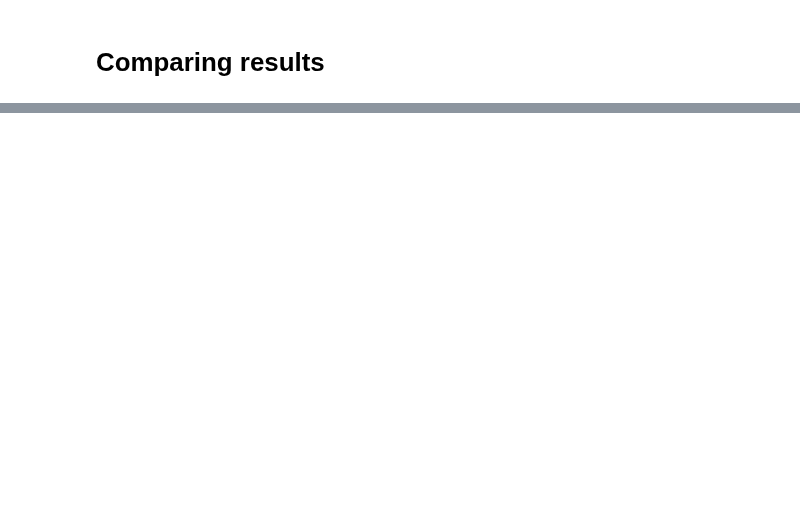
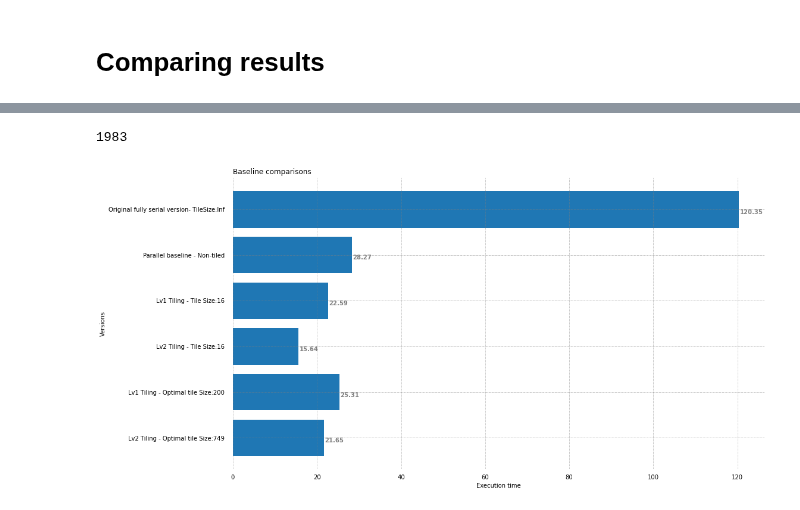
Before and after one commit to mgltorsa/Cetus-Paw-Tiling-Experiments, a Jupyter notebook: tiling/experiments/tileSize/matrix-multiplication/mm-notebook.ipynb, the cells around one changed output, grey strips where cells are left out. Saved outputs shown, nothing was run; the diff lists cells and outputs as text; code cells hidden in the pictures; blank space fills up the shorter version.

```diff
--- a/tiling/experiments/tileSize/matrix-multiplication/mm-notebook.ipynb
+++ b/tiling/experiments/tileSize/matrix-multiplication/mm-notebook.ipynb
@@ -695,2 +661,46 @@ posx and posy should be finite values
+# %%
+version = 'parallel-paw-single-tiled-v2'
+version2 = 'parallel-paw-tiled-v2'
+cores =7
+tileSize=16
+comparing_df_raw = filter_by(df,'matrix-mult', 'speed-up', version, cores, tileSize=tileSize)
+comparing_df, average, std = clean(comparing_df_raw)
+
+comparing_df_raw_sc = filter_by(df,'matrix-mult', 'speed-up',version , cores, tileSize=round(seven_core_ts))
+comparing_df_sc, average, std = clean(comparing_df_raw_sc)
+
+comparing_df_2_raw = filter_by(df,'matrix-mult', 'speed-up', version2, cores, tileSize=tileSize)
+comparing_df_2, average, std = clean(comparing_df_2_raw)
+
+
+comparing_df_raw_sc2 = filter_by(df,'matrix-mult', 'speed-up',version2 , cores, tileSize=round(seven_core_ts_lv2))
+comparing_df_sc2, average, std = clean(comparing_df_raw_sc2)
+
+print(round(single_core_ts_lv2))
+
+parallel_baseline = filter_by(df,'matrix-mult', 'speed-up','parallel-non-tiled', cores, tileSize=0)
+parallel_baseline, average, std = clean(parallel_baseline)
+
+comparing_dataframes = [
+    {'name': "Lv1 Tiling - Tile Size:"+str(tileSize), 'dataframe': comparing_df },
+    {'name': "Lv2 Tiling - Tile Size:"+str(tileSize), 'dataframe': comparing_df_2 },
+    {'name': "Lv1 Tiling - Optimal tile Size:"+str(round(seven_core_ts)), 'dataframe': comparing_df_sc },
+    {'name': "Lv2 Tiling - Optimal tile Size:"+str(round(seven_core_ts_lv2)), 'dataframe': comparing_df_sc2 },
+
+
+
+]
+baseline_data = {
+    'name': 'Original fully serial version'+"- TileSize:Inf",
+    'dataframe': baseline
+}
+parallel_baseline_data = {
+    'name': 'Parallel baseline - Non-tiled',
+    'dataframe': parallel_baseline
+}
+comparing_to_baseline(baseline_data,parallel_baseline_data,comparing_dataframes)
+# %% [output]
+1983
+[figure, added]
 # %%
 baseline_data = {'Original version':get_average(baseline), 'Single core baseline':get_average(baseline_single_core)}
```
Also changed, not shown: parts of 27 cells of this notebook, 9 other files.
